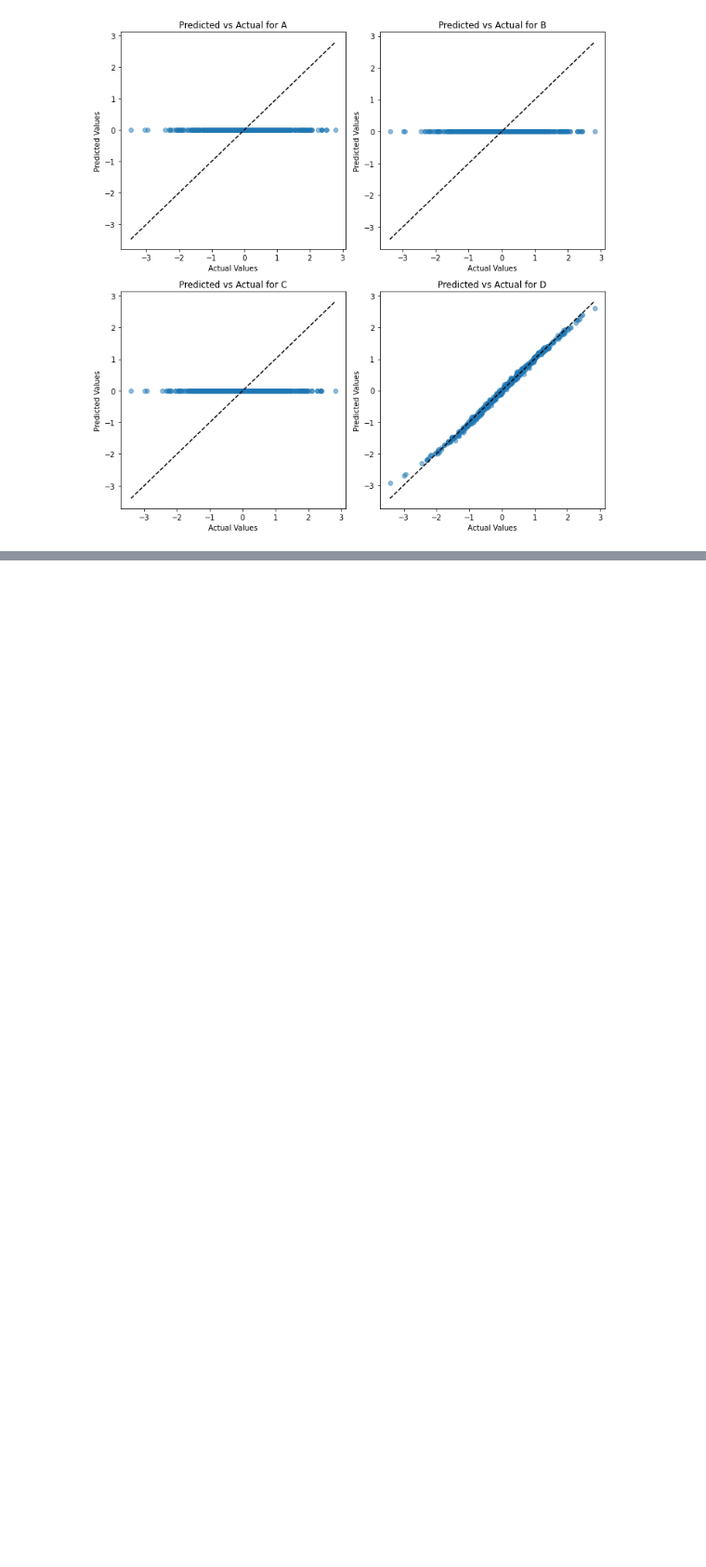
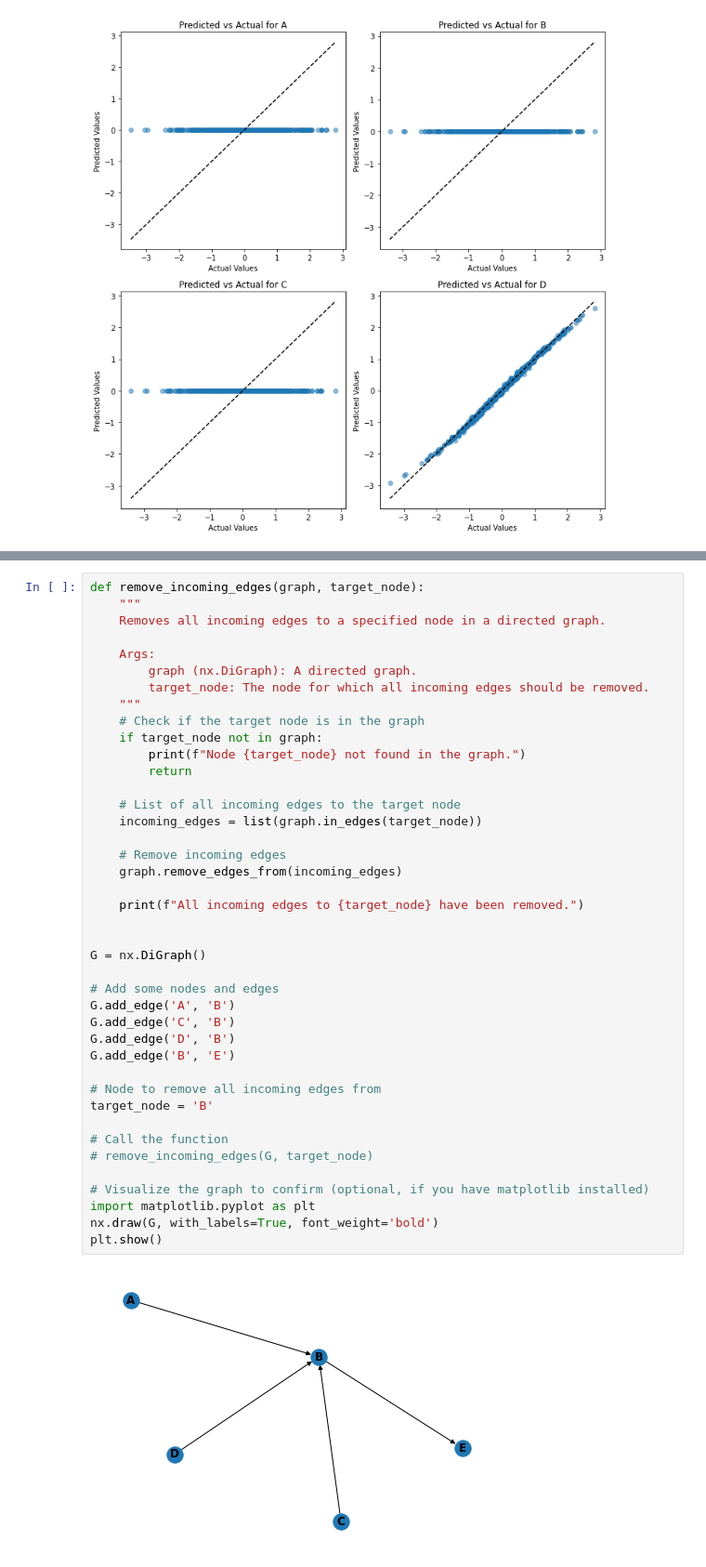
Before and after one commit to matthewvowels1/Causal_Transformer, a Jupyter notebook: DAG_NN.ipynb, the cells around one changed output, grey strips where cells are left out. Shown at 93% size. Saved outputs shown, nothing was run; the diff lists cells and outputs as text; blank space fills up the shorter version.

```diff
--- a/DAG_NN.ipynb
+++ b/DAG_NN.ipynb
@@ -381,0 +422,43 @@ check_preds(dataset, new_adj_matrix=new_adj_matrix)
+# %%
+def remove_incoming_edges(graph, target_node):
+    """
+    Removes all incoming edges to a specified node in a directed graph.
+
+    Args:
+        graph (nx.DiGraph): A directed graph.
+        target_node: The node for which all incoming edges should be removed.
+    """
+    # Check if the target node is in the graph
+    if target_node not in graph:
+        print(f"Node {target_node} not found in the graph.")
+        return
+
+    # List of all incoming edges to the target node
+    incoming_edges = list(graph.in_edges(target_node))
+
+    # Remove incoming edges
+    graph.remove_edges_from(incoming_edges)
+
+    print(f"All incoming edges to {target_node} have been removed.")
+
+
+G = nx.DiGraph()
+
+# Add some nodes and edges
+G.add_edge('A', 'B')
+G.add_edge('C', 'B')
+G.add_edge('D', 'B')
+G.add_edge('B', 'E')
+
+# Node to remove all incoming edges from
+target_node = 'B'
+
+# Call the function
+# remove_incoming_edges(G, target_node)
+
+# Visualize the graph to confirm (optional, if you have matplotlib installed)
+import matplotlib.pyplot as plt
+nx.draw(G, with_labels=True, font_weight='bold')
+plt.show()
+# %% [output]
+[figure, added]
```
Also changed, not shown: parts of 6 cells of this notebook, 9 other files.
